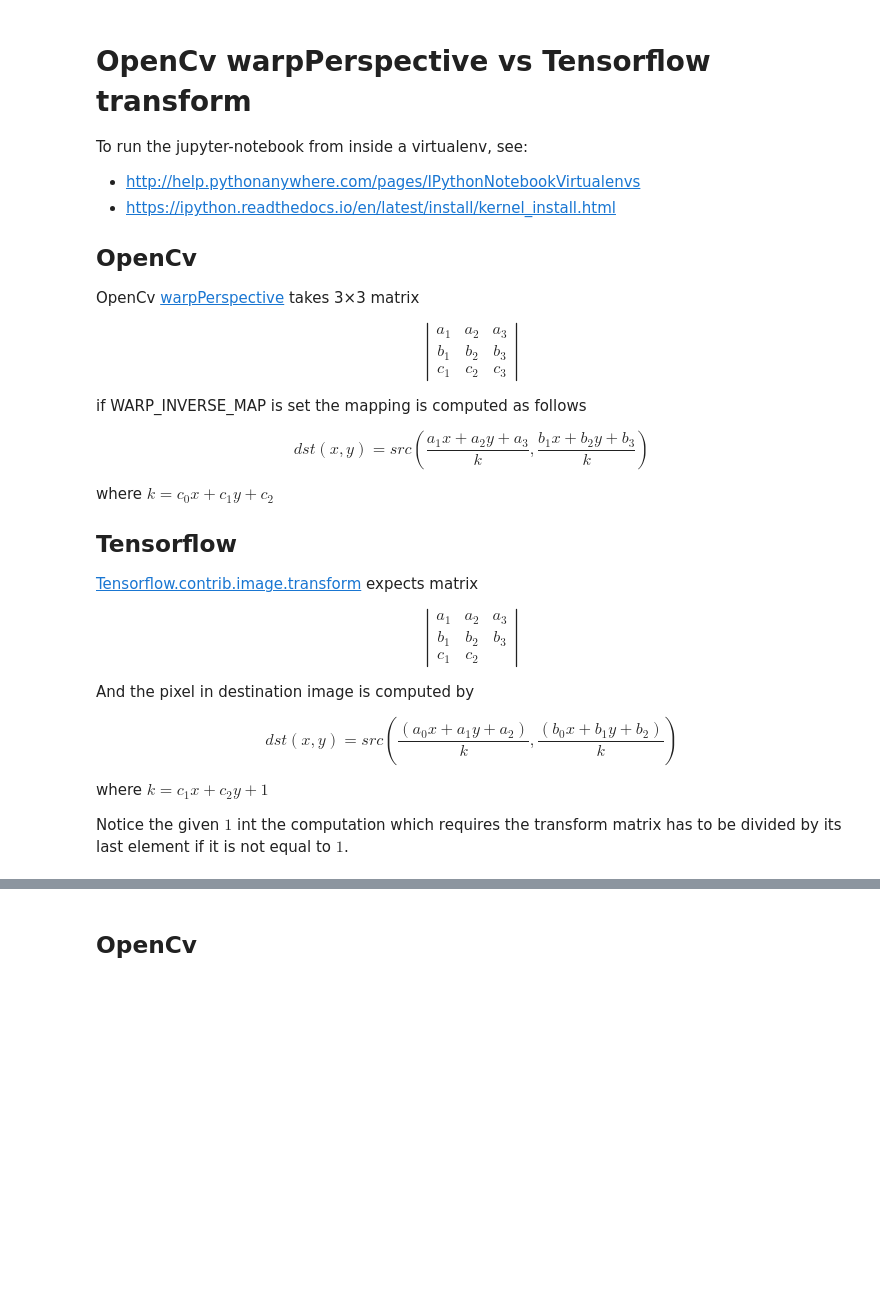
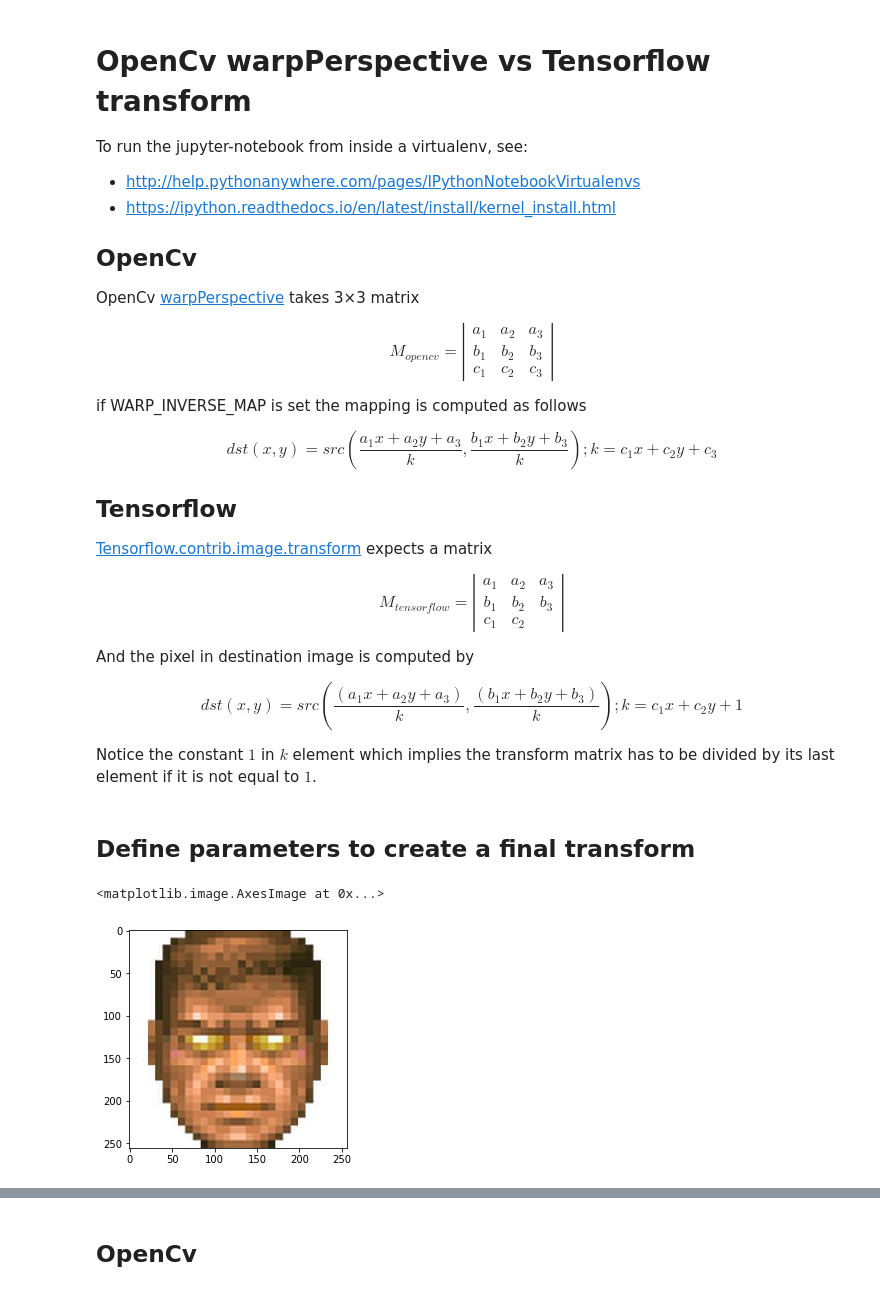
Before and after one commit to isvoboda/ipython-notebooks, a Jupyter notebook: perspective_warp_of_opencv_vs_tensorflow.ipynb, the cells around one changed output, grey strips where cells are left out. Saved outputs shown, nothing was run; the diff lists cells and outputs as text; code cells hidden in the pictures; blank space fills up the shorter version.

Commit message:
Structure cv2 vs tf transform notebook

```diff
--- a/perspective_warp_of_opencv_vs_tensorflow.ipynb
+++ b/perspective_warp_of_opencv_vs_tensorflow.ipynb
@@ -9,7 +9,7 @@ To run the jupyter-notebook from inside a virtualenv, see:
 
 OpenCv [warpPerspective](https://docs.opencv.org/2.4/modules/imgproc/doc/geometric_transformations.html#warpperspective) takes 3×3 matrix
 
-$$\left| \begin{matrix}
+$$M_{opencv} = \left| \begin{matrix}
     a_1 & a_2 & a_3 \\
     b_1 & b_2 & b_3 \\
     c_1 & c_2 & c_3 \end{matrix} \right|$$
@@ -17,22 +17,57 @@ $$\left| \begin{matrix}
 if WARP_INVERSE_MAP is set the mapping is computed as follows
 
 
-$$dst(x,y) = src \left( \frac{a_1 x + a_2 y + a_3}{k}, \frac{b_1 x + b_2 y + b_3}{k}\right) $$
+$$dst(x,y) = src \left( \frac{a_1 x + a_2 y + a_3}{k}, \frac{b_1 x + b_2 y + b_3}{k}\right); k = c_1 x + c_2 y + c_3$$
 
-where $k = c_0 x + c_1 y + c_2$
 
 ## Tensorflow
-[Tensorflow.contrib.image.transform](https://www.tensorflow.org/api_docs/python/tf/contrib/image/transform) expects matrix
 
-$$\left| \begin{matrix}
+[Tensorflow.contrib.image.transform](https://www.tensorflow.org/api_docs/python/tf/contrib/image/transform) expects a matrix
+
+$$M_{tensorflow} = \left| \begin{matrix}
     a_1 & a_2 & a_3 \\
     b_1 & b_2 & b_3 \\
     c_1 & c_2 &  \end{matrix} \right|$$
 
 And the pixel in destination image is computed by
 
-$$dst(x, y) = src\left( \frac{\left(a_0 x + a_1 y + a_2\right)}{k}, \frac{\left(b_0 x + b_1 y + b_2\right)}{k} \right)$$
+$$dst(x, y) = src\left( \frac{\left(a_1 x + a_2 y + a_3\right)}{k}, \frac{\left(b_1 x + b_2 y + b_3\right)}{k} \right); k = c_1 x + c_2 y + 1$$
 
-where $k = c_1 x + c_2 y + 1$
-
-Notice the given $1$ int the computation which requires the transform matrix has to be divided by its last element if it is not equal to $1$.
+Notice the constant $1$ in $k$ element which implies the transform matrix has to be divided by its last element if it is not equal to $1$.
+# %% [markdown]
+## Define parameters to create a final transform
+# %%
+%matplotlib inline
+import cv2
+import numpy as np
+import matplotlib.pyplot as plt
+import matplotlib.image as mpimg
+import tensorflow as tf
+
+from __future__ import division
+
+IMAGE="files/ps-doom.jpg"
+#Field of View
+FOV=30
+# Rotation about x, y, and z
+ROT_VEC = np.deg2rad([70,0,0])
+# Translation along x, y, and z
+TRANSLATE_VEC = [0,20,0]
+
+# Read image
+img = mpimg.imread(IMAGE)
+
+# Parameters to construct elementary transformations
+img_center = [dim // 2 for dim in img.shape[:2]]
+# Compute the distance/focal length given the field of view
+distance = (img.shape[0] // 2) / np.tan(np.deg2rad(FOV // 2))
+cos_rot_vec = np.cos(ROT_VEC)
+sin_rot_vec = np.sin(ROT_VEC)
+# Selection indices
+rows_id = np.asarray([0, 1, 3])
+rows_id = rows_id[:, np.newaxis]
+
+plt.imshow(img)
+# %% [output]
+<matplotlib.image.AxesImage at 0x...>
+[figure, added]
```
Also changed, not shown: parts of 7 cells of this notebook.
